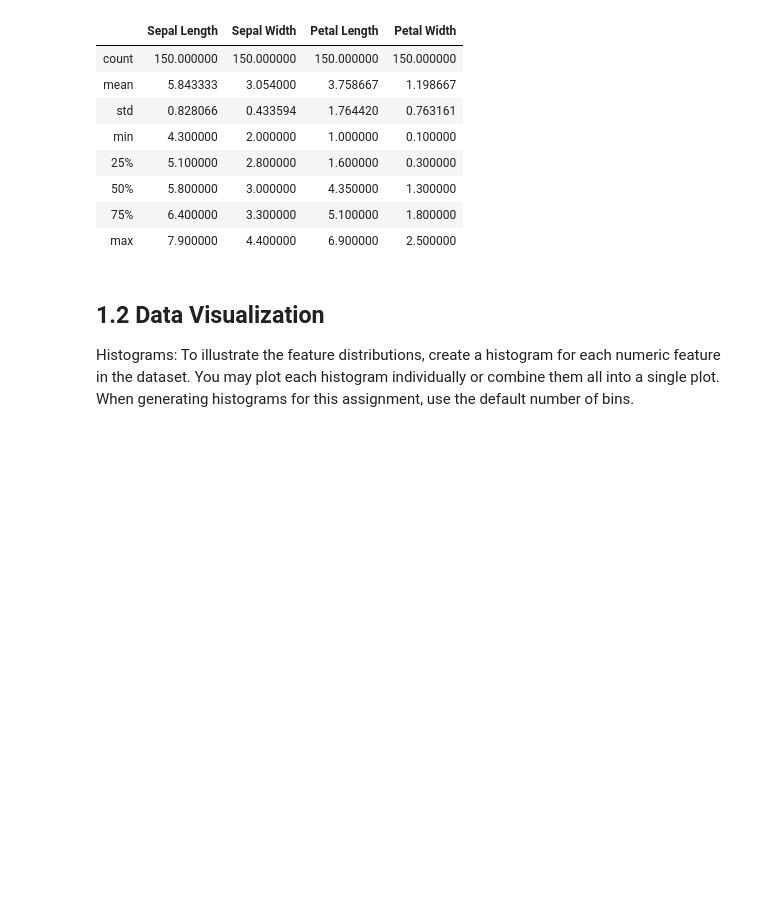
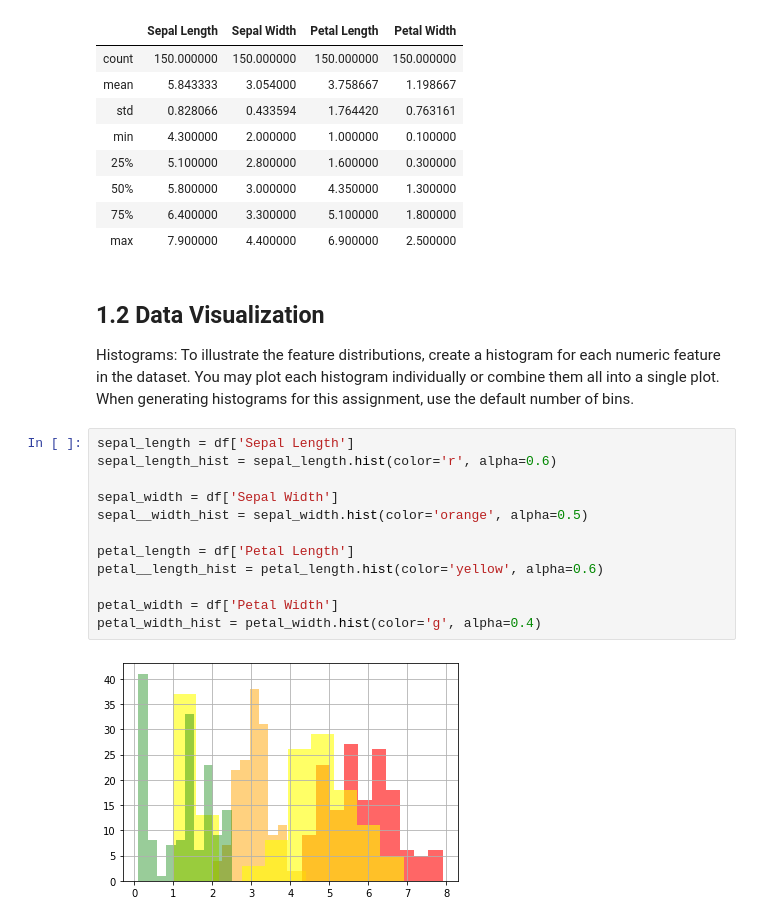
Before and after one commit to run-cmw/data-mining-practice, a Jupyter notebook: assignment2-wells.ipynb, the cells around one changed output. Cells and saved outputs as stored; diff of their text form; blank space fills up the shorter version.

```diff
--- a/assignment2-wells.ipynb
+++ b/assignment2-wells.ipynb
@@ -46,3 +46,17 @@ df.describe()
 
 Histograms: To illustrate the feature distributions, create a histogram for each numeric feature in the dataset. You may plot each histogram individually or combine them all into a single
 plot. When generating histograms for this assignment, use the default number of bins.
+# %%
+sepal_length = df['Sepal Length']
+sepal_length_hist = sepal_length.hist(color='r', alpha=0.6)
+
+sepal_width = df['Sepal Width']
+sepal__width_hist = sepal_width.hist(color='orange', alpha=0.5)
+
+petal_length = df['Petal Length']
+petal__length_hist = petal_length.hist(color='yellow', alpha=0.6)
+
+petal_width = df['Petal Width']
+petal_width_hist = petal_width.hist(color='g', alpha=0.4)
+# %% [output]
+[figure, added]
```
Also changed, not shown: parts of 6 cells of this notebook.
